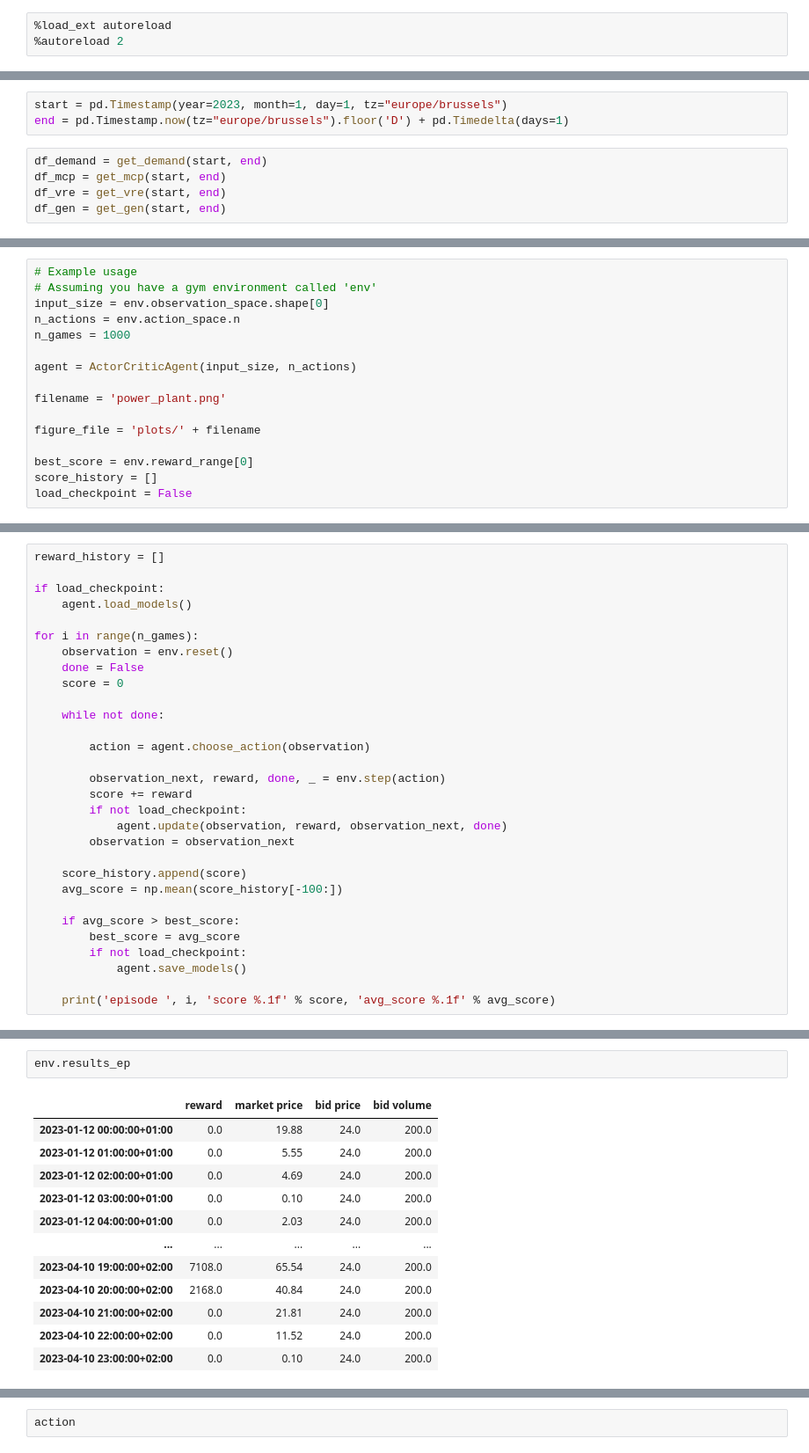
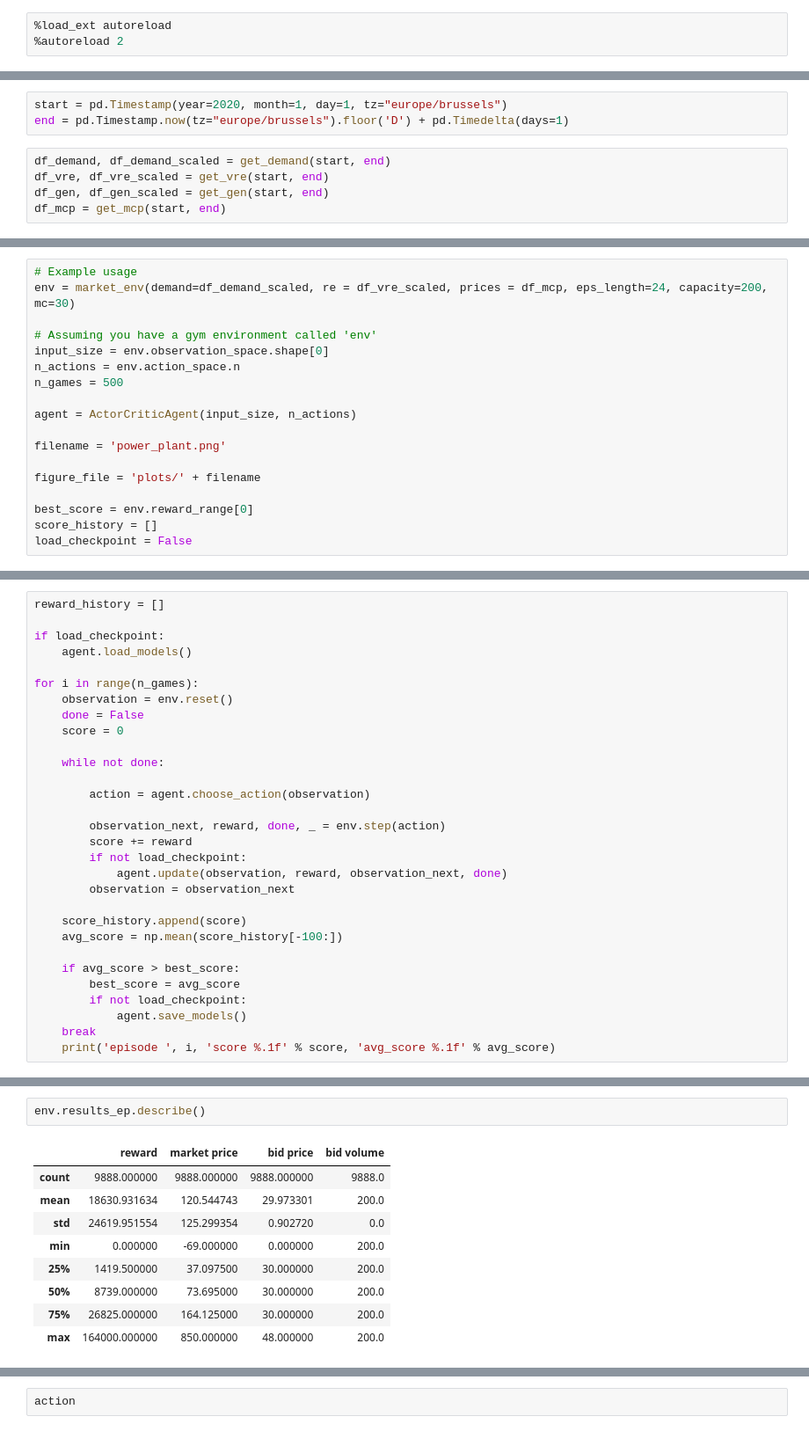
Before and after one commit to LouisSko/reinforcement-learning-for-power-plant-dispatch-in-electricity-markets, a Jupyter notebook: Louis_Tests/energy_market/actor_critic.ipynb, the cells around one changed output, grey strips where cells are left out. Shown: that part at 88% size. Drawn from its saved outputs; the diff is of its cells as text.

```diff
--- a/Louis_Tests/energy_market/actor_critic.ipynb
+++ b/Louis_Tests/energy_market/actor_critic.ipynb
@@ -9,8 +11,8 @@ from actor_critic import ActorCriticAgent
 # %%
-start = pd.Timestamp(year=2023, month=1, day=1, tz="europe/brussels")
+start = pd.Timestamp(year=2020, month=1, day=1, tz="europe/brussels")
 end = pd.Timestamp.now(tz="europe/brussels").floor('D') + pd.Timedelta(days=1)
 # %%
-df_demand = get_demand(start, end)
+df_demand, df_demand_scaled = get_demand(start, end)
+df_vre, df_vre_scaled = get_vre(start, end)
+df_gen, df_gen_scaled = get_gen(start, end)
 df_mcp = get_mcp(start, end)
-df_vre = get_vre(start, end)
-df_gen = get_gen(start, end)
@@ -21,9 +21,11 @@ env = market_env(demand=df_demand, re = df_vre, prices = df_mcp, eps_length=24,
 # %%
 # Example usage
+env = market_env(demand=df_demand_scaled, re = df_vre_scaled, prices = df_mcp, eps_length=24, capacity=200, mc=30)
+
 # Assuming you have a gym environment called 'env'
 input_size = env.observation_space.shape[0]
 n_actions = env.action_space.n
-n_games = 1000
+n_games = 500
 
 agent = ActorCriticAgent(input_size, n_actions)
 
@@ -66,7 +64,7 @@ for i in range(n_games):
         best_score = avg_score
         if not load_checkpoint:
             agent.save_models()
-
+    break
     print('episode ', i, 'score %.1f' % score, 'avg_score %.1f' % avg_score)
 # %% [output]
 ... saving models ...
@@ -89,15 +71,12 @@ episode  999 score 512466.0 avg_score 403378.1
 # %%
-env.results_ep
+env.results_ep.describe()
 # %% [output]
 |  | reward | market price | bid price | bid volume |
-| 2023-01-12 00:00:00+01:00 | 0.0 | 19.88 | 24.0 | 200.0 |
-| 2023-01-12 01:00:00+01:00 | 0.0 | 5.55 | 24.0 | 200.0 |
-| 2023-01-12 02:00:00+01:00 | 0.0 | 4.69 | 24.0 | 200.0 |
-| 2023-01-12 03:00:00+01:00 | 0.0 | 0.10 | 24.0 | 200.0 |
-| 2023-01-12 04:00:00+01:00 | 0.0 | 2.03 | 24.0 | 200.0 |
-| ... | ... | ... | ... | ... |
-| 2023-04-10 19:00:00+02:00 | 7108.0 | 65.54 | 24.0 | 200.0 |
-| 2023-04-10 20:00:00+02:00 | 2168.0 | 40.84 | 24.0 | 200.0 |
-| 2023-04-10 21:00:00+02:00 | 0.0 | 21.81 | 24.0 | 200.0 |
-| 2023-04-10 22:00:00+02:00 | 0.0 | 11.52 | 24.0 | 200.0 |
-| 2023-04-10 23:00:00+02:00 | 0.0 | 0.10 | 24.0 | 200.0 |
+| count | 9888.000000 | 9888.000000 | 9888.000000 | 9888.0 |
+| mean | 18630.931634 | 120.544743 | 29.973301 | 200.0 |
+| std | 24619.951554 | 125.299354 | 0.902720 | 0.0 |
+| min | 0.000000 | -69.000000 | 0.000000 | 200.0 |
+| 25% | 1419.500000 | 37.097500 | 30.000000 | 200.0 |
+| 50% | 8739.000000 | 73.695000 | 30.000000 | 200.0 |
+| 75% | 26825.000000 | 164.125000 | 30.000000 | 200.0 |
+| max | 164000.000000 | 850.000000 | 48.000000 | 200.0 |
```
Also changed, not shown: parts of 25 cells of this notebook, 4 other files.
